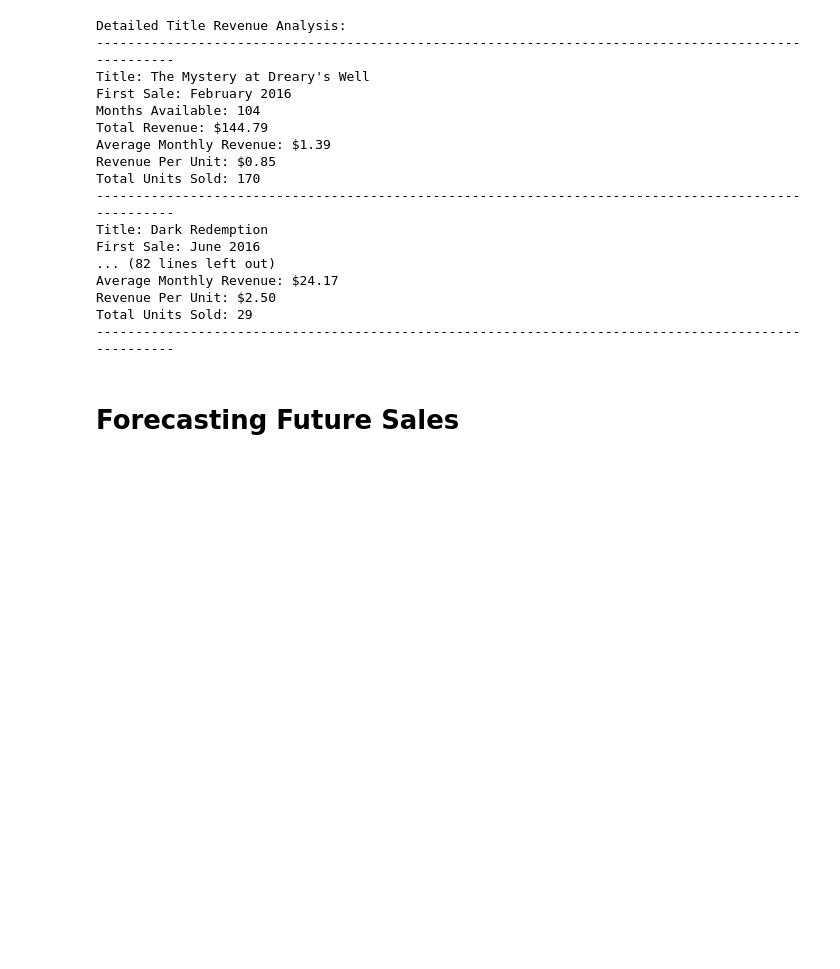
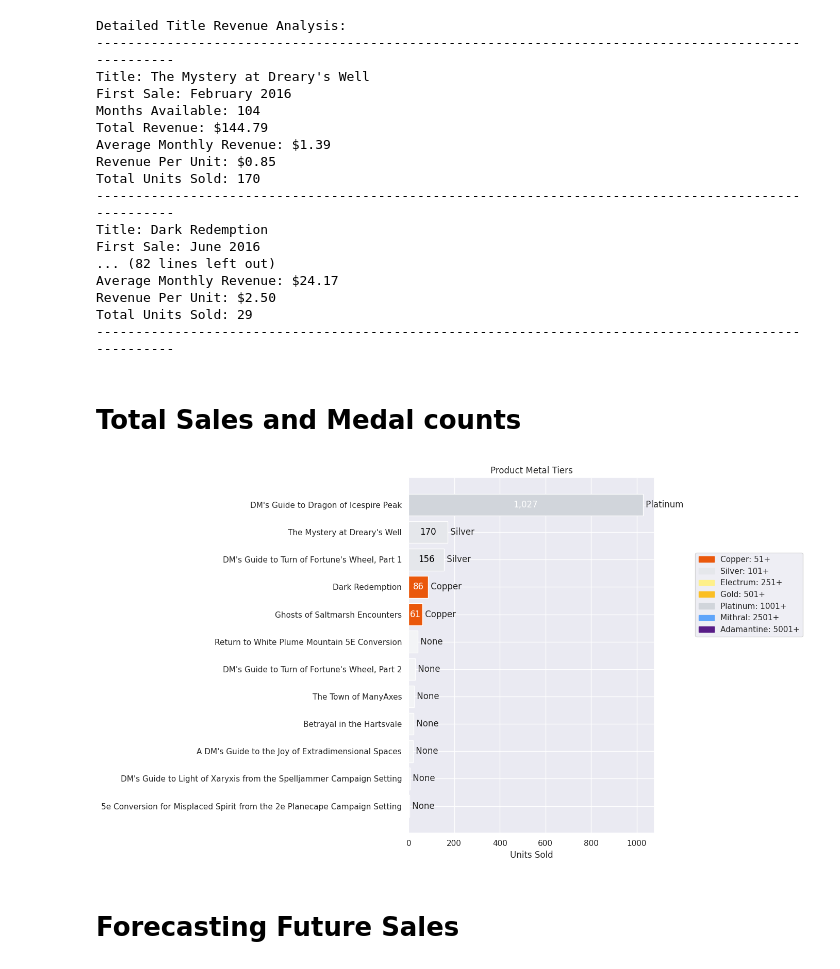
Before and after one commit to lcockerham/dms_guild_sales, a Jupyter notebook: colab_sales_analysis.ipynb, the cells around one changed output. Cells and saved outputs as stored; diff of their text form; code cells hidden in the pictures; blank space fills up the shorter version.

```diff
--- a/colab_sales_analysis.ipynb
+++ b/colab_sales_analysis.ipynb
@@ -512,5 +487,77 @@ Average Monthly Revenue: $24.17
 Revenue Per Unit: $2.50
 Total Units Sold: 29
 ----------------------------------------------------------------------------------------------------
+# %% [markdown]
+# Total Sales and Medal counts
+# %%
+import matplotlib.pyplot as plt
+
+# Aggregate by product
+product_performance = df.groupby('Title').agg({
+    'Units Sold': 'sum',
+    'Your Royalties': 'sum'
+}).reset_index()
+
+
+
+def get_metal_tier(units):
+    if units >= 5001: return 'Adamantine', '#581c87'  # purple-900
+    if units >= 2501: return 'Mithral', '#60a5fa'     # blue-400
+    if units >= 1001: return 'Platinum', '#d1d5db'    # gray-300
+    if units >= 501: return 'Gold', '#fbbf24'         # yellow-400
+    if units >= 251: return 'Electrum', '#fef08a'     # yellow-200
+    if units >= 101: return 'Silver', '#e5e7eb'       # gray-200
+    if units >= 51: return 'Copper', '#ea580c'        # orange-600
+    return 'None', '#f3f4f6'                          # gray-100
+
+# Add metal tier info
+product_performance['Tier'], product_performance['Color'] = zip(*product_performance['Units Sold'].map(get_metal_tier))
+
+# Sort by units sold
+df_sorted = product_performance.sort_values('Units Sold', ascending=True)
+
+# Create horizontal bar chart
+plt.figure(figsize=(15, max(8, len(df_sorted) * 0.4)))
+bars = plt.barh(df_sorted['Title'], df_sorted['Units Sold'],
+                color=df_sorted['Color'])
+
+# Add tier labels
+for i, bar in enumerate(bars):
+    plt.text(bar.get_width(), bar.get_y() + bar.get_height()/2,
+             f" {df_sorted['Tier'].iloc[i]}",
+             va='center')
+
+plt.title('Product Metal Tiers')
+plt.xlabel('Units Sold')
+
+# Add units sold label inside bars for products with 50+ units
+for i, bar in enumerate(bars):
+   units = df_sorted['Units Sold'].iloc[i]
+   if units >= 50:
+       plt.text(bar.get_width()/2, bar.get_y() + bar.get_height()/2,
+               f'{int(units):,}',
+               va='center',
+               ha='center',
+               color='black' if df_sorted['Tier'].iloc[i] in ['Silver','Electrum'] else 'white')
+
+# Add legend for thresholds
+thresholds = [
+    ('Copper', 51, '#ea580c'),
+    ('Silver', 101, '#e5e7eb'),
+    ('Electrum', 251, '#fef08a'),
+    ('Gold', 501, '#fbbf24'),
+    ('Platinum', 1001, '#d1d5db'),
+    ('Mithral', 2501, '#60a5fa'),
+    ('Adamantine', 5001, '#581c87')
+]
+
+legend_elements = [plt.Rectangle((0,0),1,1, color=color, label=f'{tier}: {threshold}+')
+                  for tier, threshold, color in thresholds]
+plt.legend(handles=legend_elements, bbox_to_anchor=(1.15,.8), loc='upper left')
+
+plt.tight_layout()
+plt.show()
+# %% [output]
+[figure, added]
 # %% [markdown]
 # Forecasting Future Sales
```
Also changed, not shown: parts of 5 cells of this notebook.
